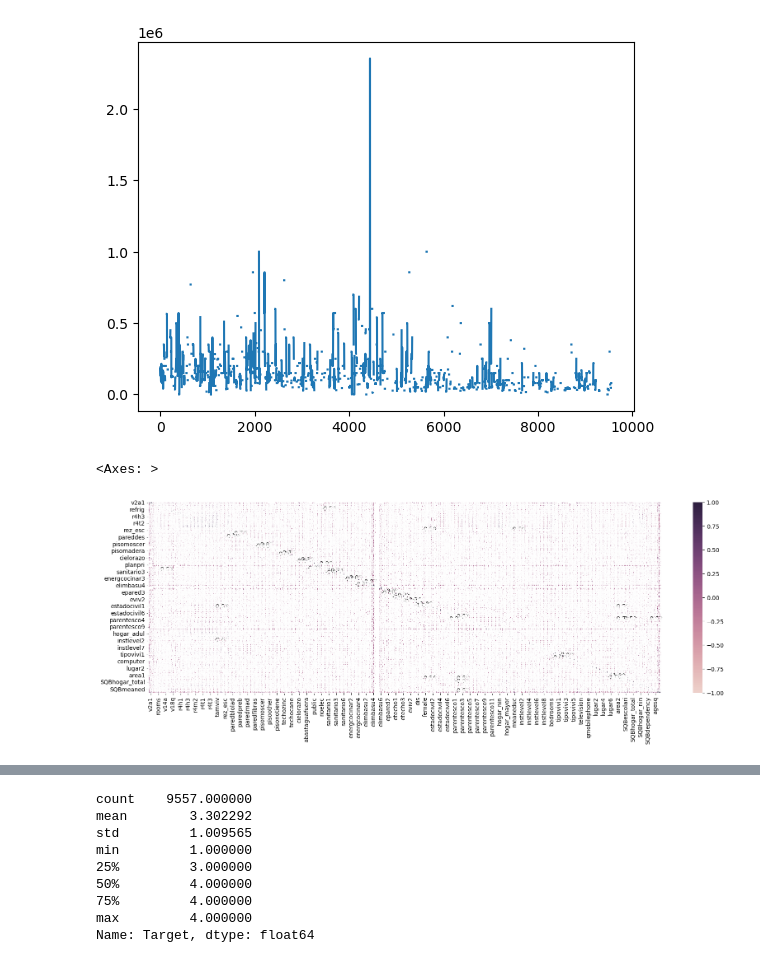
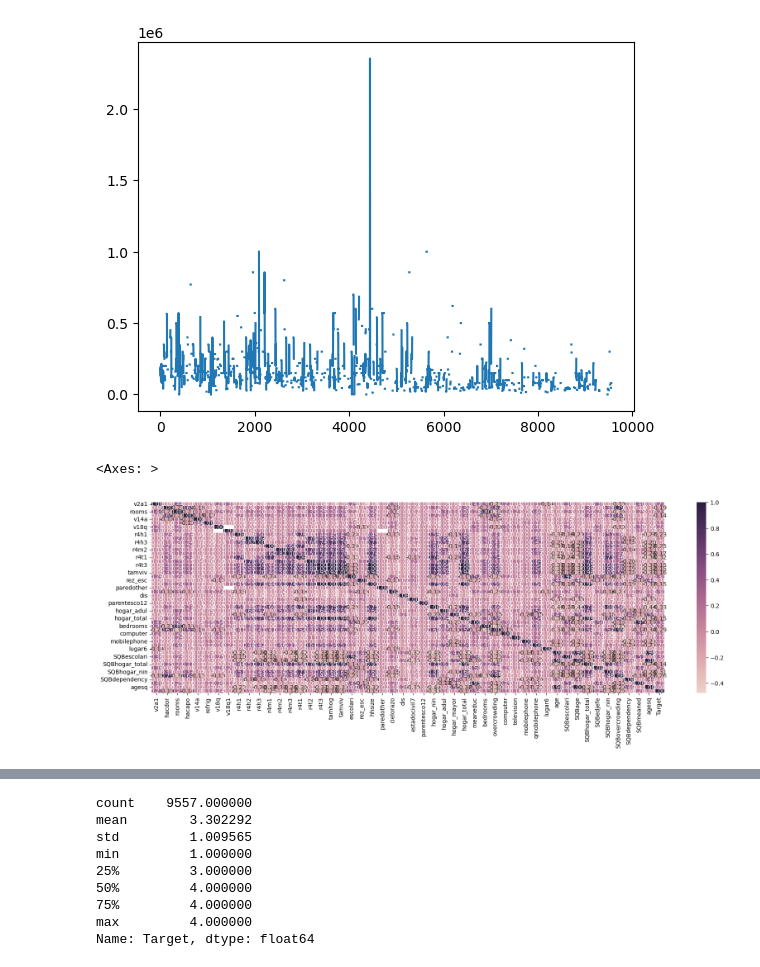
Before and after one commit to AlejandroHerrera15/PROYECTO_IA, a Jupyter notebook: 01 - exploración_de_datos.ipynb, the cells around one changed output, grey strips where cells are left out. Drawn from its saved outputs; the diff is of its cells as text; code cells hidden in the pictures.

```diff
--- a/01 - exploración_de_datos.ipynb
+++ b/01 - exploración_de_datos.ipynb
@@ -410,3 +441,13 @@ tabla.drop(['eviv1','eviv2','eviv3'], axis=1, inplace=True)
+# %%
+def funcion16(fila):
+  if fila['male'] == 1:
+    valor = 'male'
+  else:
+    valor = "female"
+  return valor
+# %%
+tabla['genero']= tabla.apply(funcion16, axis=1)
+tabla.drop(['male','female'], axis=1, inplace=True)
 # %% [markdown]
 estadocivil1, =1 si tiene menos de 10 años
 estadocivil2, =1 si libre o acoplado uunion
@@ -549,6 +593,13 @@ def funcion12(fila):
   else:
     valor = "lugar6"
   return valor
+
+def funcion17(fila):
+  if fila['area1'] == 1:
+    valor = 'area1'
+  else:
+    valor = 'area2'
+  return valor
 # %%
 tabla['tipovivienda']= tabla.apply(funcion10, axis=1)
 tabla.drop(['tipovivi1','tipovivi2','tipovivi3','tipovivi4','tipovivi5'], axis=1, inplace=True)
@@ -558,3 +609,6 @@ tabla.drop(['instlevel1','instlevel2','instlevel3','instlevel4','instlevel5','in
 
 tabla['region']= tabla.apply(funcion12, axis=1)
 tabla.drop(['lugar1','lugar2','lugar3','lugar4','lugar5'], axis=1, inplace=True)
+
+tabla['area'] = tabla.apply(funcion17, axis=1)
+tabla.drop(['area1', 'area2'], axis=1, inplace=True)
@@ -569,10 +639,10 @@ df_train["v2a1"].plot()
 [figure]
 # %%
 from matplotlib.pyplot import figure
-columnasnumericas=df_train.select_dtypes(include=['int64', 'float64'])
+columnasnumericas=tabla.select_dtypes(include=['int64', 'float64'])
 figure(figsize=(20,6))
-sns.heatmap(df_train.corr(),cmap = sns.cubehelix_palette(as_cmap=True), annot = True, fmt = ".2f")
+sns.heatmap(tabla.corr(),cmap = sns.cubehelix_palette(as_cmap=True), annot = True, fmt = ".2f")
 # %% [output]
 <Axes: >
-[figure, old version]
+[figure, new version]
 # %%
```
Also changed, not shown: parts of 25 cells of this notebook.
